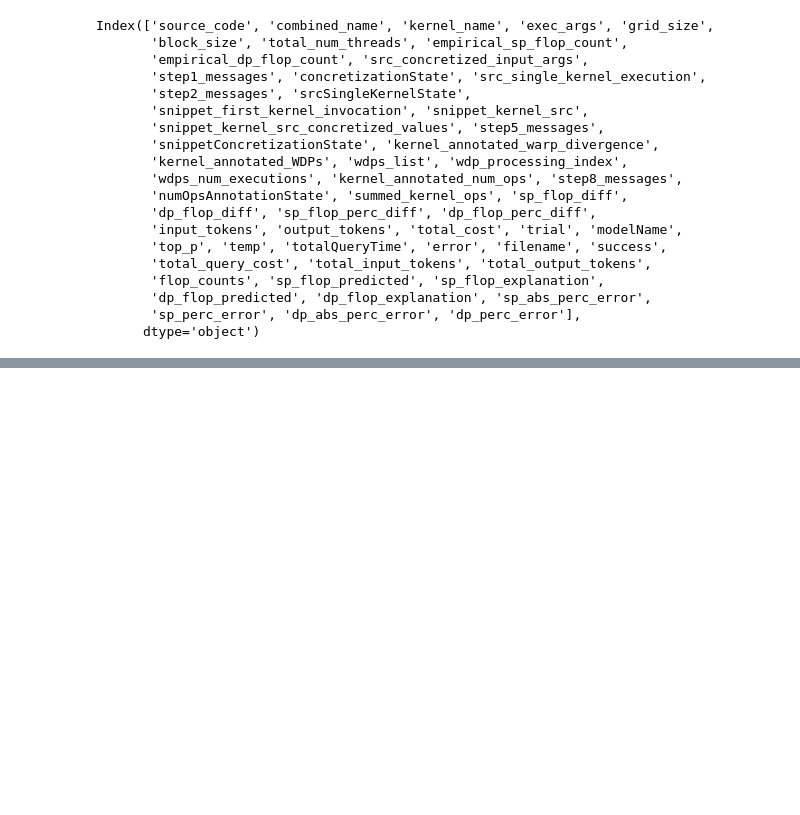
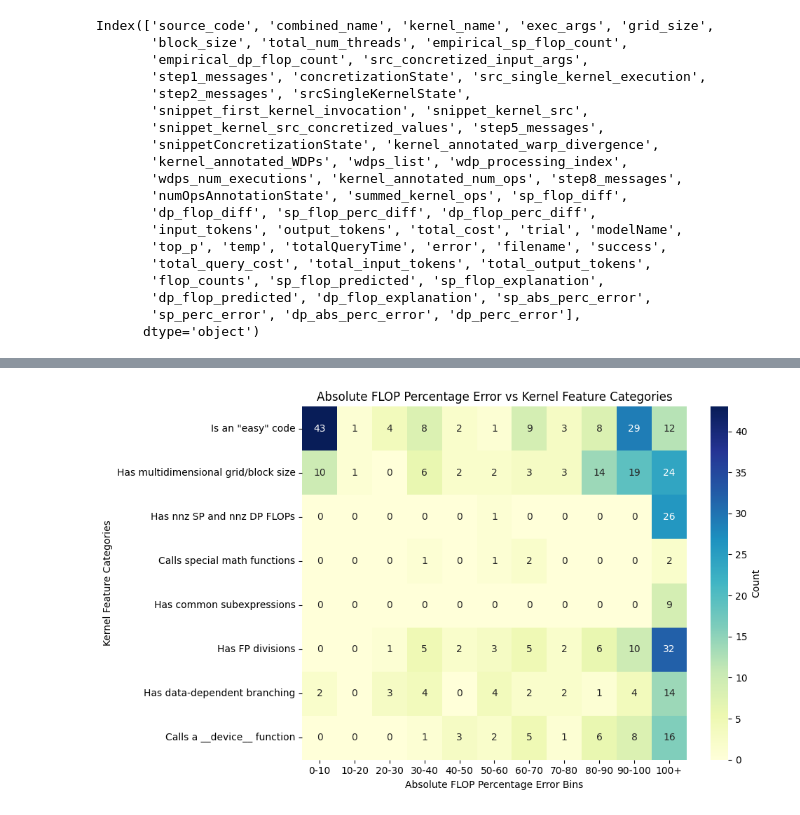
Before and after one commit to Scientific-Computing-Lab/gpuFLOPBench, a Jupyter notebook: qdecomp-langgraph-studio/kernel-survey/analysis/analyzeFailureCases.ipynb, the cells around one changed output, grey strips where cells are left out. Saved outputs shown, nothing was run; the diff lists cells and outputs as text; code cells hidden in the pictures; blank space fills up the shorter version.

```diff
--- a/qdecomp-langgraph-studio/kernel-survey/analysis/analyzeFailureCases.ipynb
+++ b/qdecomp-langgraph-studio/kernel-survey/analysis/analyzeFailureCases.ipynb
@@ -786,0 +795,45 @@ long mv_csr_parallel(const int repeat, const int bs, const size_t num_rows, cons
+# %%
+# now let's plot code features vs absolute percentage error
+
+
+feature_categories = [
+    'is_easy_code',
+    'hasMultidimGridBlkSize',
+    'hasSPandDPnnzFlops',
+    'hasSpecialMathFunctions',
+    'hasCommonSubexpressions',
+    'hasFPDivisions',
+    'hasDDBranching',
+    'callsDeviceFunction'
+]
+
+# Define a mapping of error categories to descriptive strings
+feature_category_descriptions = {
+    1: "Is an \"easy\" code",
+    2: "Has multidimensional grid/block size",
+    3: "Has nnz SP and nnz DP FLOPs",
+    4: "Calls special math functions",
+    5: "Has common subexpressions",
+    6: "Has FP divisions",
+    7: "Has data-dependent branching",
+    8: "Calls a __device__ function"
+}
+
+# Create a DataFrame to count occurrences of each error category in each bin
+heatmap_data = pd.DataFrame(0, index=labels, columns=range(1, len(feature_categories)))
+
+for i, category in enumerate(feature_categories, start=1):
+    heatmap_data[i] = nnz_sp_errors_df.groupby('error_bin')[category].sum()
+
+# Update the Y-axis labels to use descriptive strings
+heatmap_data = heatmap_data.rename(columns=feature_category_descriptions)
+
+plt.figure(figsize=(10, 6))
+sns.heatmap(heatmap_data.T, annot=True, fmt="d", cmap="YlGnBu", cbar_kws={'label': 'Count'})
+plt.ylabel("Kernel Feature Categories")
+plt.xlabel("Absolute FLOP Percentage Error Bins")
+plt.title("Absolute FLOP Percentage Error vs Kernel Feature Categories")
+plt.tight_layout()
+plt.show()
+# %% [output]
+[figure, added]
```
Also changed, not shown: parts of 15 cells of this notebook.
